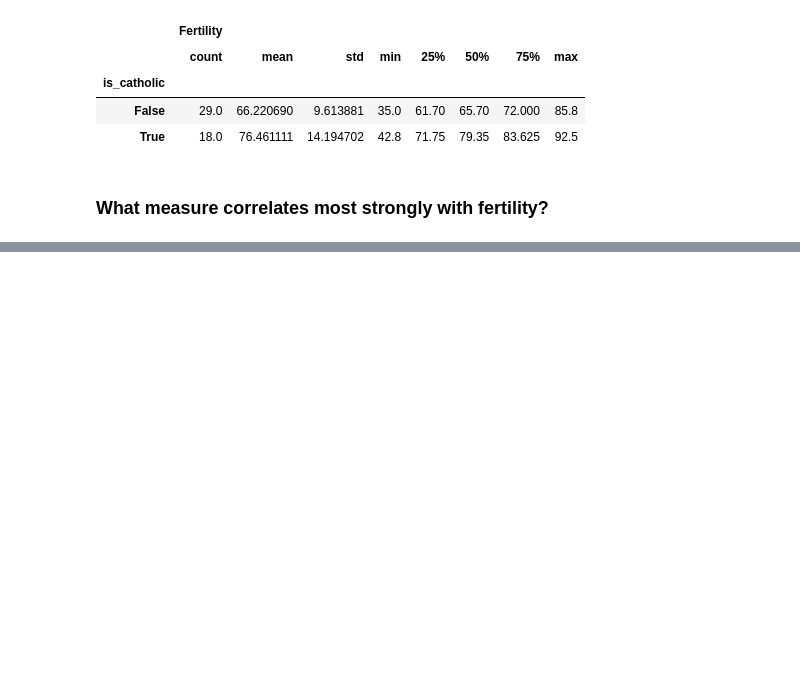
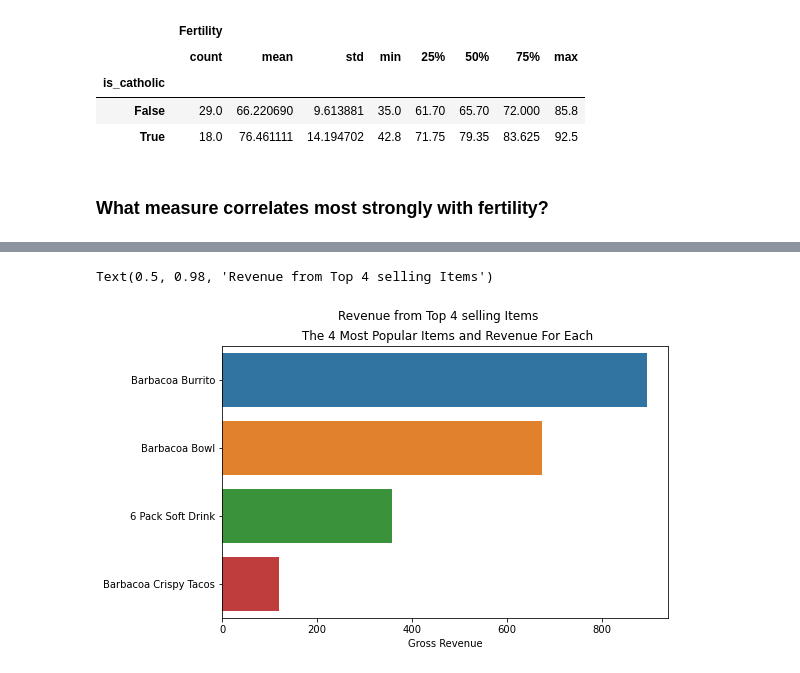
Before and after one commit to joann-balraj/numpy-pandas-visualization-exercises, a Jupyter notebook: seaborn_exercises.ipynb, the cells around one changed output, grey strips where cells are left out. Cells and saved outputs as stored; diff of their text form; code cells hidden in the pictures; blank space fills up the shorter version.

```diff
--- a/seaborn_exercises.ipynb
+++ b/seaborn_exercises.ipynb
@@ -232,0 +246,7 @@ swiss.corr()
+# %%
+orders['item_price'] = orders.item_price.str.replace('$', '').astype('float')
+# %%
+# left table (the 4 most popular items)
+pd.crosstab(orders.item_name, orders.quantity.sum())
+most_items_ordered = orders.groupby('item_name').quantity.agg(['sum'])
+most_items_ordered.nlargest(4, 'sum')
@@ -232,0 +260,5 @@ swiss.corr()
+# %%
+# right table (revenue produced by 4 highest selling items.)
+
+revenue = orders[orders.item_name.isin(most_items_ordered.index)].groupby('item_name').item_price.sum().head(4)
+revenue
@@ -232,0 +272,3 @@ swiss.corr()
+# %%
+revenue = revenue.sort_values(ascending = False).reset_index()
+revenue
@@ -232,0 +281,11 @@ swiss.corr()
+# %%
+plt.figure(figsize = (8, 5))
+sns.barplot(y = 'item_name', x = 'item_price', data = revenue)
+plt.title(' The 4 Most Popular Items and Revenue For Each')
+
+plt.ylabel("") # to get remove the column_name
+plt.xlabel("Gross Revenue")
+plt.suptitle("Revenue from Top 4 selling Items")
+# %% [output]
+Text(0.5, 0.98, 'Revenue from Top 4 selling Items')
+[figure, added]
```
Also changed, not shown: parts of 14 cells of this notebook.
